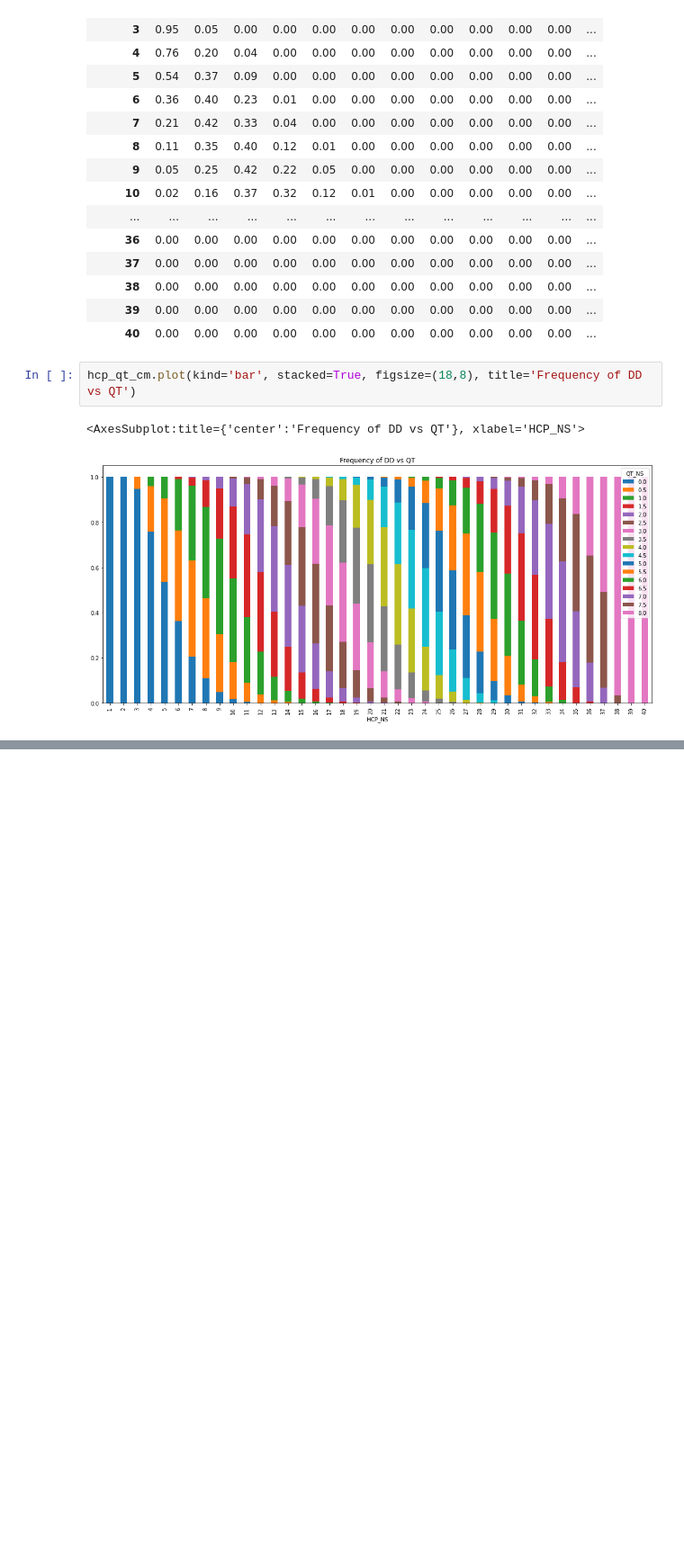
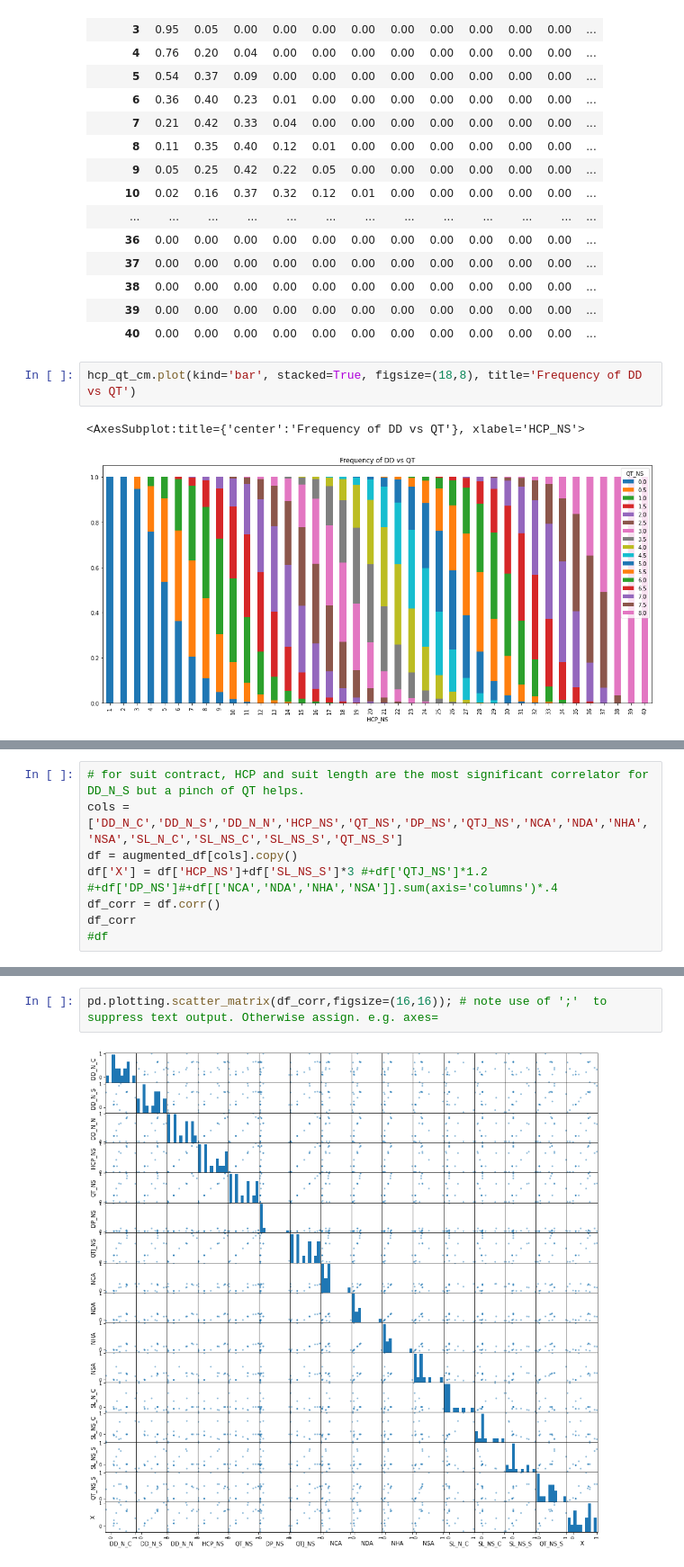
Before and after one commit to BSalita/ML-Contract-Bridge, a Jupyter notebook: src/acbl/acbl_hand_records_dd_evaluation_experiments_metrics.ipynb, the cells around one changed output, grey strips where cells are left out. Shown at 90% size. Cells and saved outputs as stored; diff of their text form; blank space fills up the shorter version.

```diff
--- a/src/acbl/acbl_hand_records_dd_evaluation_experiments_metrics.ipynb
+++ b/src/acbl/acbl_hand_records_dd_evaluation_experiments_metrics.ipynb
@@ -443,0 +473,8 @@ for dd in range(0,14):
+# %%
+# for suit contract, HCP and suit length are the most significant correlator for DD_N_S but a pinch of QT helps.
+cols = ['DD_N_C','DD_N_S','DD_N_N','HCP_NS','QT_NS','DP_NS','QTJ_NS','NCA','NDA','NHA','NSA','SL_N_C','SL_NS_C','SL_NS_S','QT_NS_S']
+df = augmented_df[cols].copy()
+df['X'] = df['HCP_NS']+df['SL_NS_S']*3 #+df['QTJ_NS']*1.2 #+df['DP_NS']#+df[['NCA','NDA','NHA','NSA']].sum(axis='columns')*.4
+df_corr = df.corr()
+df_corr
+#df
@@ -443,0 +499,4 @@ for dd in range(0,14):
+# %%
+pd.plotting.scatter_matrix(df_corr,figsize=(16,16)); # note use of ';'  to suppress text output. Otherwise assign. e.g. axes=
+# %% [output]
+[figure, added]
```
Also changed, not shown: parts of 38 cells of this notebook, 8 other files.
